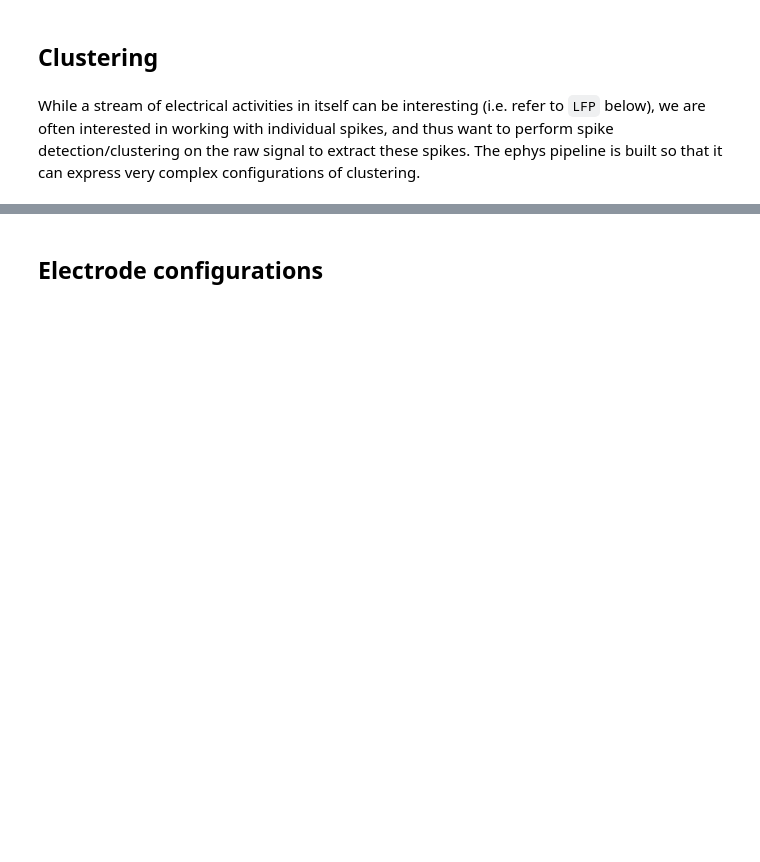
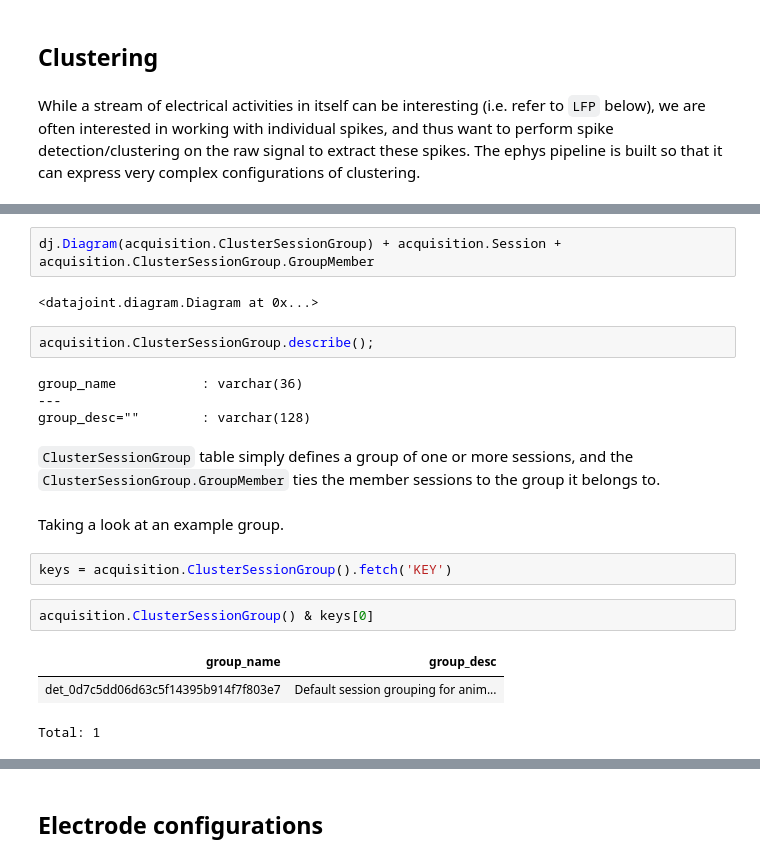
Before and after one commit to kavli-ntnu/dj-docs, a Jupyter notebook: notebooks/The_Ephys_Pipeline.ipynb, the cells around one changed output, grey strips where cells are left out. Cells and saved outputs as stored; diff of their text form; blank space fills up the shorter version.

```diff
--- a/notebooks/The_Ephys_Pipeline.ipynb
+++ b/notebooks/The_Ephys_Pipeline.ipynb
@@ -305,0 +346,22 @@ While a stream of electrical activities in itself can be interesting (i.e. refer
+# %%
+dj.Diagram(acquisition.ClusterSessionGroup) + acquisition.Session + acquisition.ClusterSessionGroup.GroupMember
+# %% [output]
+<datajoint.diagram.Diagram at 0x...>
+# %%
+acquisition.ClusterSessionGroup.describe();
+# %% [output]
+group_name           : varchar(36)
+---
+group_desc=""        : varchar(128)
+# %% [markdown]
+`ClusterSessionGroup` table simply defines a group of one or more sessions, and the `ClusterSessionGroup.GroupMember` ties the member sessions to the group it belongs to.
+# %% [markdown]
+Taking a look at an example group.
+# %%
+keys = acquisition.ClusterSessionGroup().fetch('KEY')
+# %%
+acquisition.ClusterSessionGroup() & keys[0]
+# %% [output]
+| group_name | group_desc |
+| det_0d7c5dd06d63c5f14395b914f7f803e7 | Default session grouping for anim... |
+Total: 1
```
Also changed, not shown: parts of 19 cells of this notebook.
